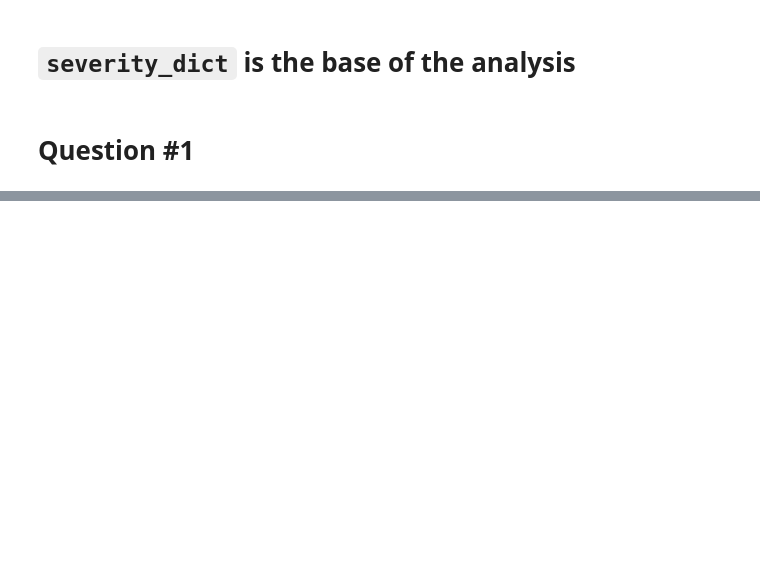
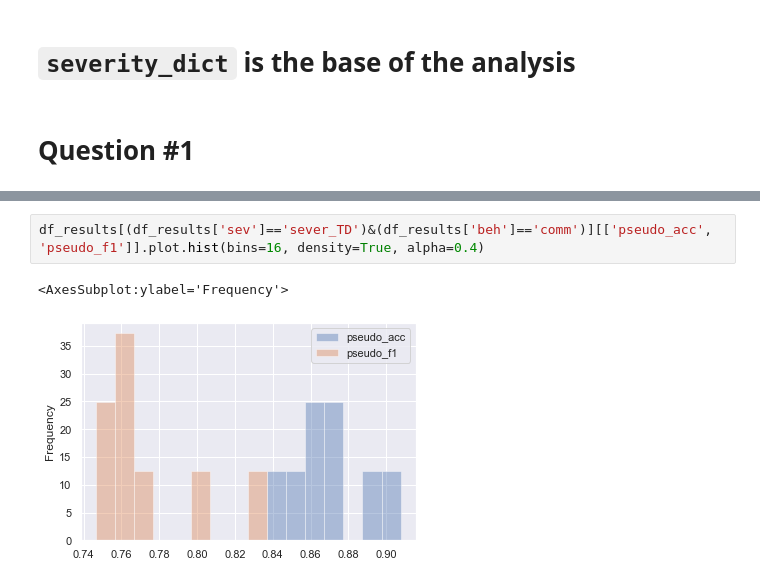
Before and after one commit to silk1100/behavioralProject, a Jupyter notebook: notebooks/13_Common_Features_Among_SRS.ipynb, the cells around one changed output, grey strips where cells are left out. Drawn from its saved outputs; the diff is of its cells as text; blank space fills up the shorter version.

```diff
--- a/notebooks/13_Common_Features_Among_SRS.ipynb
+++ b/notebooks/13_Common_Features_Among_SRS.ipynb
@@ -44,0 +209,5 @@ for sfolder in severity_folders:
+# %%
+df_results[(df_results['sev']=='sever_TD')&(df_results['beh']=='comm')][['pseudo_acc', 'pseudo_f1']].plot.hist(bins=16, density=True, alpha=0.4)
+# %% [output]
+<AxesSubplot:ylabel='Frequency'>
+[figure, added]
```
Also changed, not shown: parts of 31 cells of this notebook, 7 other files.
